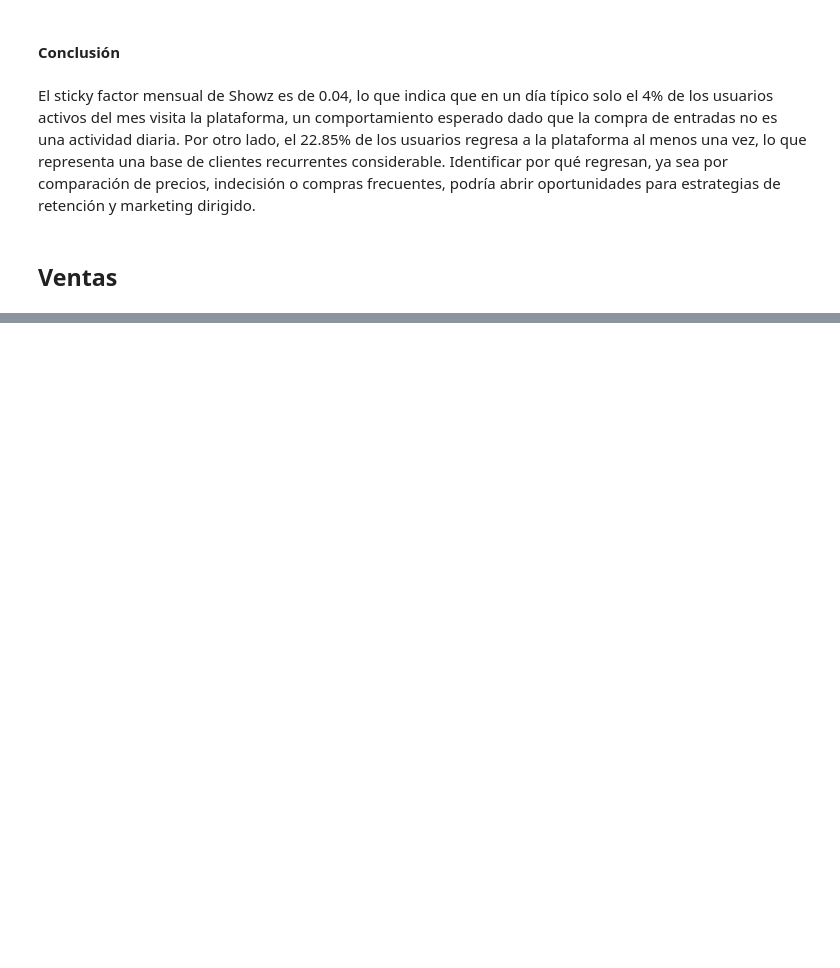
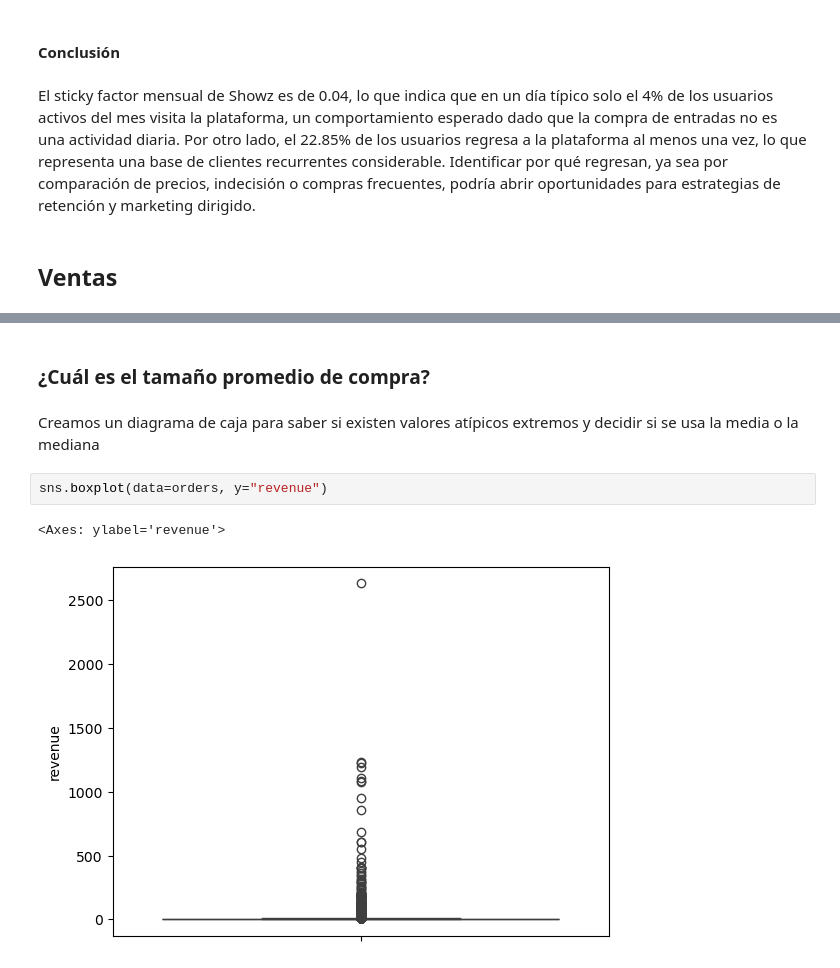
Before and after one commit to sgcuervo/showz-marketing-analysis, a Jupyter notebook: showz_marketing_analysis.ipynb, the cells around one changed output, grey strips where cells are left out. Drawn from its saved outputs; the diff is of its cells as text; blank space fills up the shorter version.

```diff
--- a/showz_marketing_analysis.ipynb
+++ b/showz_marketing_analysis.ipynb
@@ -369,0 +503,9 @@ El sticky factor mensual de Showz es de 0.04, lo que indica que en un día típi
+# %% [markdown]
+### ¿Cuál es el tamaño promedio de compra?
+# %% [markdown]
+Creamos un diagrama de caja para saber si existen valores atípicos extremos y decidir si se usa la media o la mediana
+# %%
+sns.boxplot(data=orders, y="revenue")
+# %% [output]
+<Axes: ylabel='revenue'>
+[figure, added]
```
Also changed, not shown: parts of 73 cells of this notebook.
